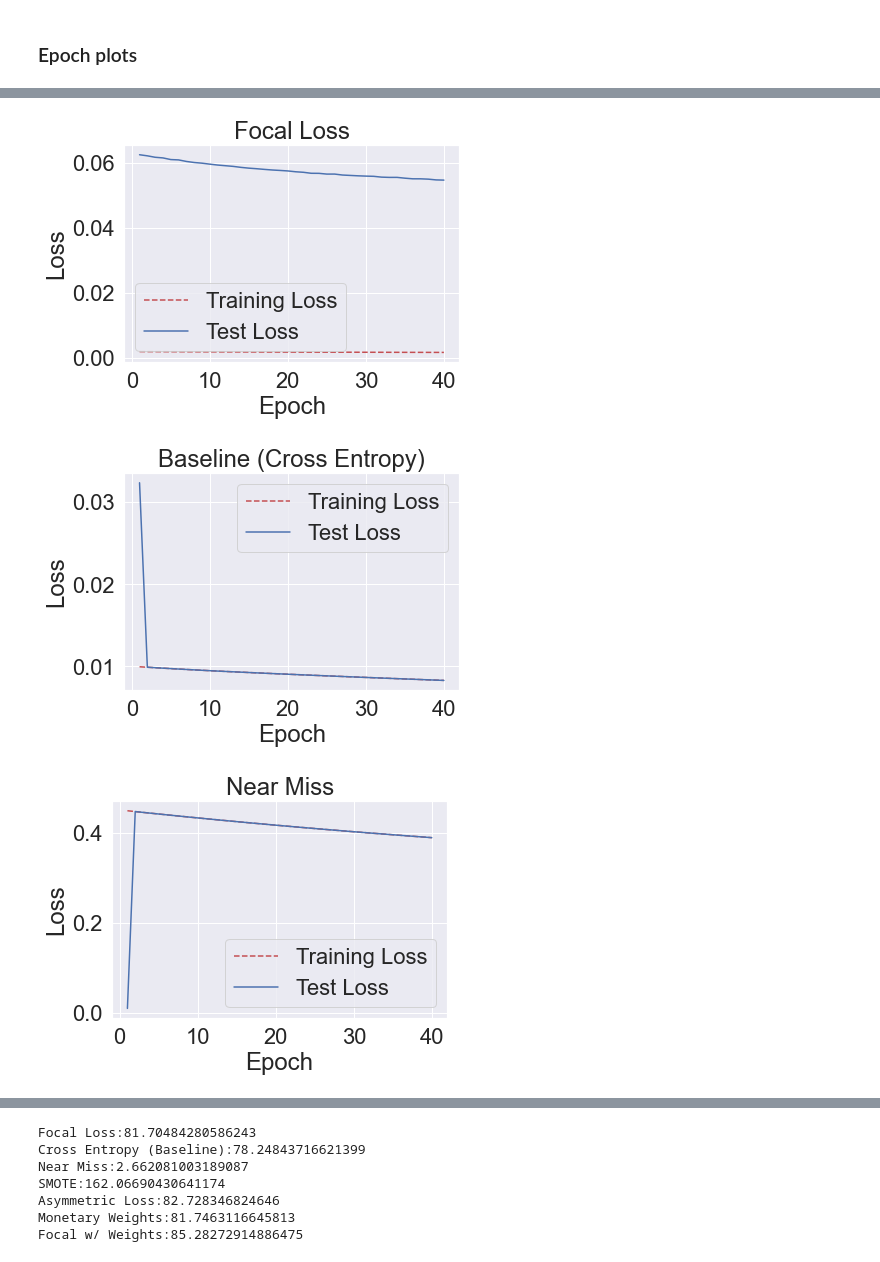
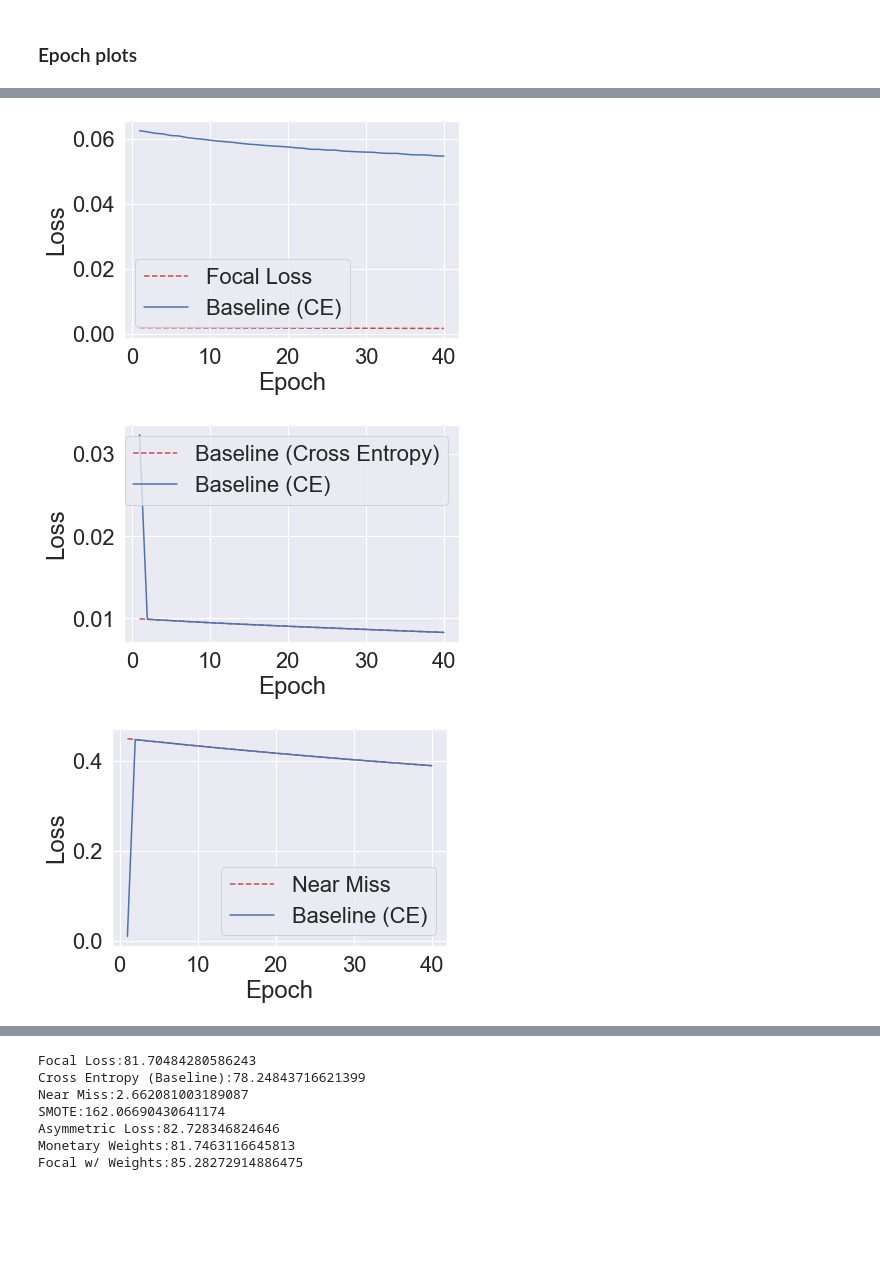
Before and after one commit to nershman/imbalanced-learning, a Jupyter notebook: notebook1.ipynb, the cells around one changed output, grey strips where cells are left out. Drawn from its saved outputs; the diff is of its cells as text; code cells hidden in the pictures; blank space fills up the shorter version.

Commit message:
add graphs

```diff
--- a/notebook1.ipynb
+++ b/notebook1.ipynb
@@ -759,55 +758,40 @@ hist_ce.history
   0.9996652007102966,
   0.9996741414070129]}
 # %%
-#CATEGORICAL CROSS ENTROPY
+#Comparison against Basline: Cat Cross Entropy
 # Get training and test loss histories
 tr_loss=np.empty(7,dtype=object)
 tr_loss[0] = hist_focal.history['loss']
 tr_loss[1] = hist_ce.history['loss']
 tr_loss[2] = hist_nemi.history['loss']
 tr_loss[3] = hist_smote.history['loss']
 tr_loss[4] = hist_bal.history['loss']
 tr_loss[5] = hist_weight.history['loss']
 tr_loss[6] = hist_focweight.history['loss']
 
 test_loss=np.empty(7,dtype=object)
 test_loss[0] = hist_focal.history['categorical_crossentropy']
 test_loss[1] = hist_ce.history['categorical_crossentropy']
 test_loss[2] = hist_nemi.history['categorical_crossentropy']
 test_loss[3] = hist_smote.history['categorical_crossentropy']
 test_loss[4] = hist_bal.history['categorical_crossentropy'] #asymmetric loss
 test_loss[5] = hist_weight.history['categorical_crossentropy'] #monetary weights
 test_loss[6] = hist_focweight.history['categorical_crossentropy']
 
 titles = ["Focal Loss","Baseline (Cross Entropy)","Near Miss","SMOTE","Asymmetric Loss","Monetary Weights","Focal with Monetary Weights"]
 
 # Create count of the number of epochs
 epoch_count = range(1, len(tr_loss[1]) + 1)
 
 # Visualize loss history
 for i in range(0,len(tr_loss)):
     plt.plot(epoch_count, tr_loss[i], 'r--')
     plt.plot(epoch_count, test_loss[i], 'b-')
-    plt.legend(['Training Loss', 'Test Loss'])
+    plt.legend([titles[i], 'Baseline (CE)'])
     plt.xlabel('Epoch')
     plt.ylabel('Loss')
-    plt.title(titles[i])
     plt.show();
-
-
-for i in range(0,len(tr_loss)):
-    plt.plot(epoch_count, test_loss[i], 'b-')
-plt.xlabel('Epoch')
-plt.ylabel('Loss')
-plt.title('All Test')
-plt.show();
-
-for i in range(0,len(tr_loss)):
-    plt.plot(epoch_count, tr_loss[i], 'r--')
-plt.xlabel('Epoch')
-plt.ylabel('All Training')
-plt.show();
 # %% [output]
-[figure, old version]
+[figure, new version]
-[figure, old version]
+[figure, new version]
-[figure, old version]
+[figure, new version]
```
Also changed, not shown: parts of 13 cells of this notebook, 25 other files.
